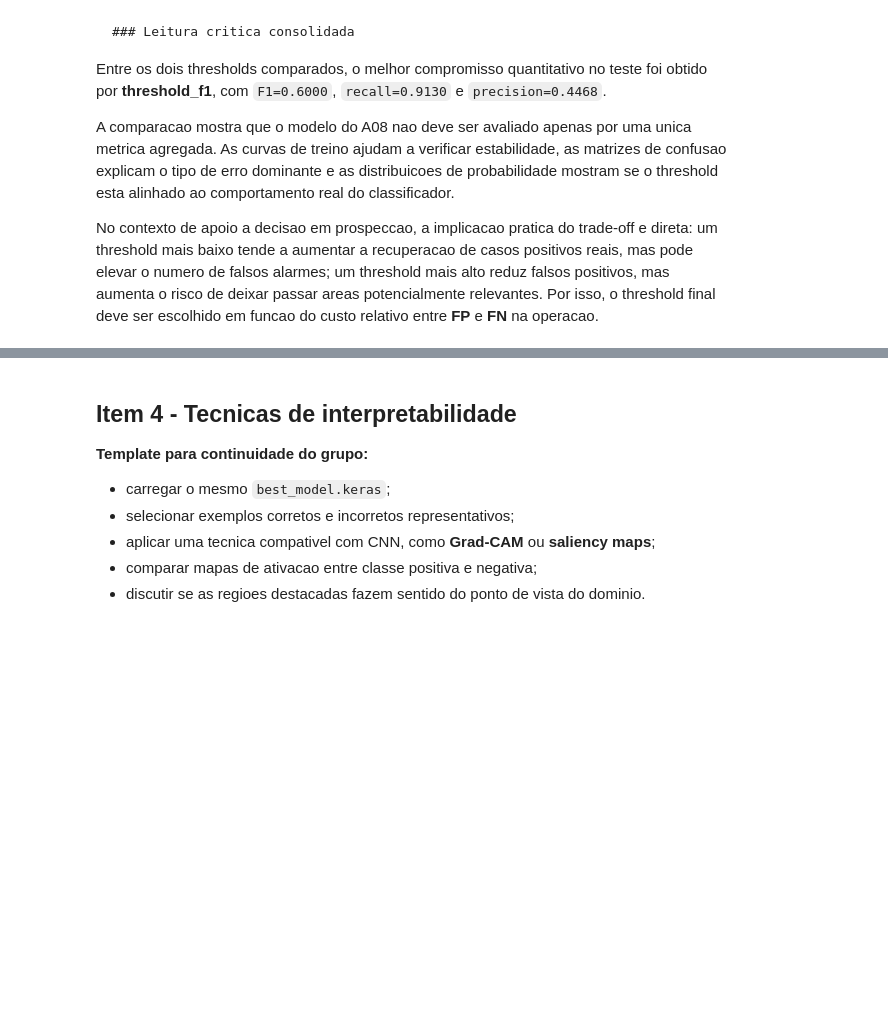
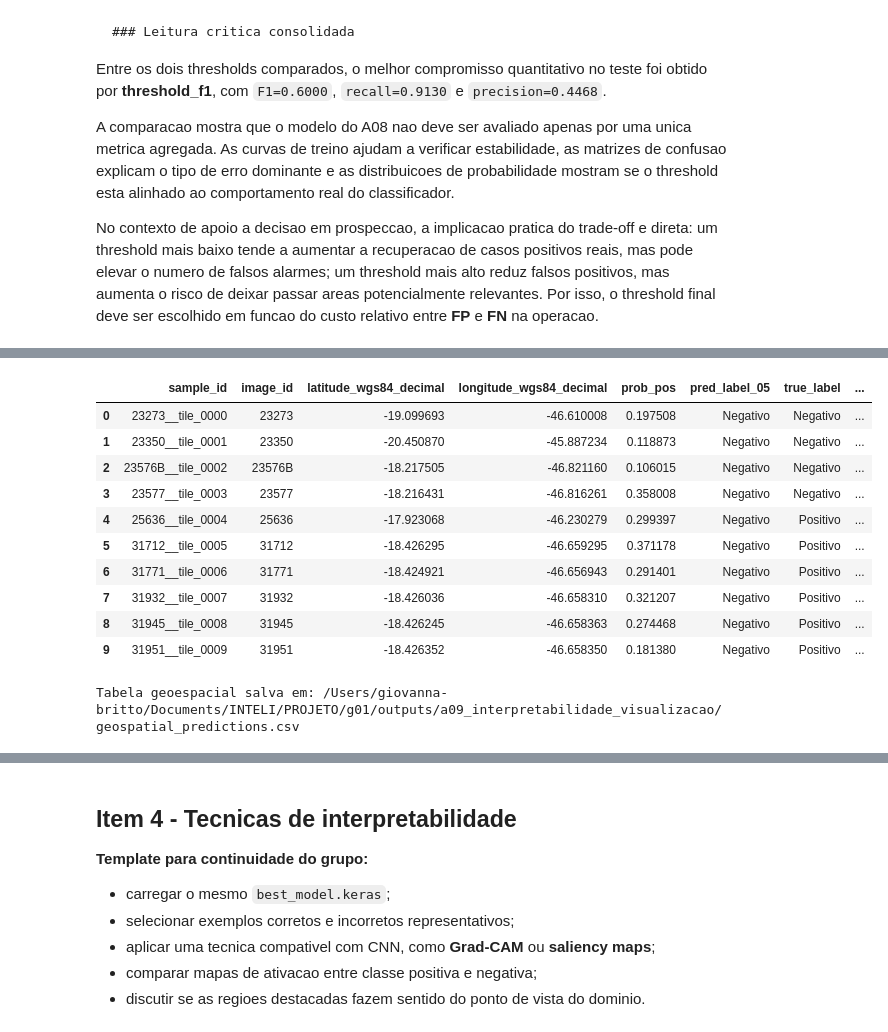
Before and after one commit to pedroauler12/SpectraAI, a Jupyter notebook: artefatos/a09_interpretabilidade_visualizacao/a09_interpretabilidade_visualizacao.ipynb, the cells around one changed output, grey strips where cells are left out. Cells and saved outputs as stored; diff of their text form; code cells hidden in the pictures; blank space fills up the shorter version.

```diff
--- a/artefatos/a09_interpretabilidade_visualizacao/a09_interpretabilidade_visualizacao.ipynb
+++ b/artefatos/a09_interpretabilidade_visualizacao/a09_interpretabilidade_visualizacao.ipynb
@@ -709,0 +657,58 @@ display(top_positive[['image_id', 'latitude_wgs84_decimal', 'longitude_wgs84_dec
+# %%
+EXCEL_PATH = PROJECT_ROOT / 'data' / 'banco.xlsx'
+GEO_OUTPUT_CSV = OUTPUT_DIR / 'geospatial_predictions.csv'
+SPATIAL_PROB_PATH = OUTPUT_DIR / 'spatial_probability_map.png'
+SPATIAL_OUTCOME_PATH = OUTPUT_DIR / 'spatial_outcome_map.png'
+
+assert EXCEL_PATH.exists(), f'Arquivo nao encontrado: {EXCEL_PATH}'
+
+bank_df = pd.read_excel(EXCEL_PATH, sheet_name='Banco de Dados Positivo-Negativ')
+bank_df['numero_amostra'] = bank_df['numero_amostra'].astype(str)
+
+geo_predictions_df = test_predictions.copy()
+geo_predictions_df['image_id'] = geo_predictions_df['image_id'].astype(str)
+geo_predictions_df['y_true'] = geo_predictions_df['y_true'].astype(int)
+geo_predictions_df['pred_05'] = geo_predictions_df['pred_05'].astype(int)
+geo_predictions_df['pred_f1'] = geo_predictions_df['pred_f1'].astype(int)
+
+geo_predictions_df = geo_predictions_df.merge(
+    bank_df,
+    left_on='image_id',
+    right_on='numero_amostra',
+    how='left',
+)
+
+geo_predictions_df['spatial_outcome_05'] = np.select(
+    [
+        (geo_predictions_df['y_true'] == 1) & (geo_predictions_df['pred_05'] == 1),
+        (geo_predictions_df['y_true'] == 0) & (geo_predictions_df['pred_05'] == 0),
+        (geo_predictions_df['y_true'] == 0) & (geo_predictions_df['pred_05'] == 1),
+        (geo_predictions_df['y_true'] == 1) & (geo_predictions_df['pred_05'] == 0),
+    ],
+    ['TP', 'TN', 'FP', 'FN'],
+    default='Indefinido',
+)
+geo_predictions_df['pred_label_05'] = geo_predictions_df['pred_05'].map({0: CLASS_NAMES[0], 1: CLASS_NAMES[1]})
+geo_predictions_df['true_label'] = geo_predictions_df['y_true'].map({0: CLASS_NAMES[0], 1: CLASS_NAMES[1]})
+
+geo_predictions_df.to_csv(GEO_OUTPUT_CSV, index=False)
+
+display_cols = [
+    'sample_id', 'image_id', 'latitude_wgs84_decimal', 'longitude_wgs84_decimal',
+    'prob_pos', 'pred_label_05', 'true_label', 'spatial_outcome_05'
+]
+display(geo_predictions_df[display_cols].head(10))
+print(f'Tabela geoespacial salva em: {GEO_OUTPUT_CSV}')
+# %% [output]
+|  | sample_id | image_id | latitude_wgs84_decimal | longitude_wgs84_decimal | prob_pos | pred_label_05 | true_label | ... |
+| 0 | 23273__tile_0000 | 23273 | -19.099693 | -46.610008 | 0.197508 | Negativo | Negativo | ... |
+| 1 | 23350__tile_0001 | 23350 | -20.450870 | -45.887234 | 0.118873 | Negativo | Negativo | ... |
+| 2 | 23576B__tile_0002 | 23576B | -18.217505 | -46.821160 | 0.106015 | Negativo | Negativo | ... |
+| 3 | 23577__tile_0003 | 23577 | -18.216431 | -46.816261 | 0.358008 | Negativo | Negativo | ... |
+| 4 | 25636__tile_0004 | 25636 | -17.923068 | -46.230279 | 0.299397 | Negativo | Positivo | ... |
+| 5 | 31712__tile_0005 | 31712 | -18.426295 | -46.659295 | 0.371178 | Negativo | Positivo | ... |
+| 6 | 31771__tile_0006 | 31771 | -18.424921 | -46.656943 | 0.291401 | Negativo | Positivo | ... |
+| 7 | 31932__tile_0007 | 31932 | -18.426036 | -46.658310 | 0.321207 | Negativo | Positivo | ... |
+| 8 | 31945__tile_0008 | 31945 | -18.426245 | -46.658363 | 0.274468 | Negativo | Positivo | ... |
+| 9 | 31951__tile_0009 | 31951 | -18.426352 | -46.658350 | 0.181380 | Negativo | Positivo | ... |
+Tabela geoespacial salva em: /Users/giovanna-britto/Documents/INTELI/PROJETO/g01/outputs/a09_interpretabilidade_visualizacao/geospatial_predictions.csv
```
Also changed, not shown: parts of 20 cells of this notebook, 11 other files.
